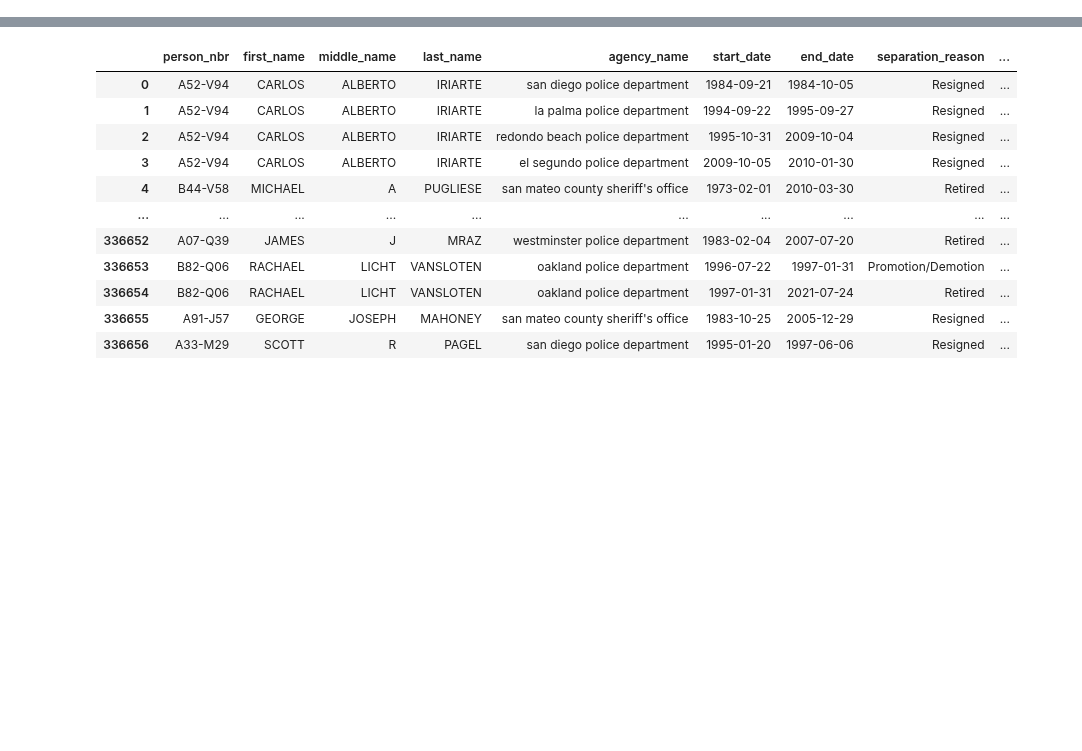
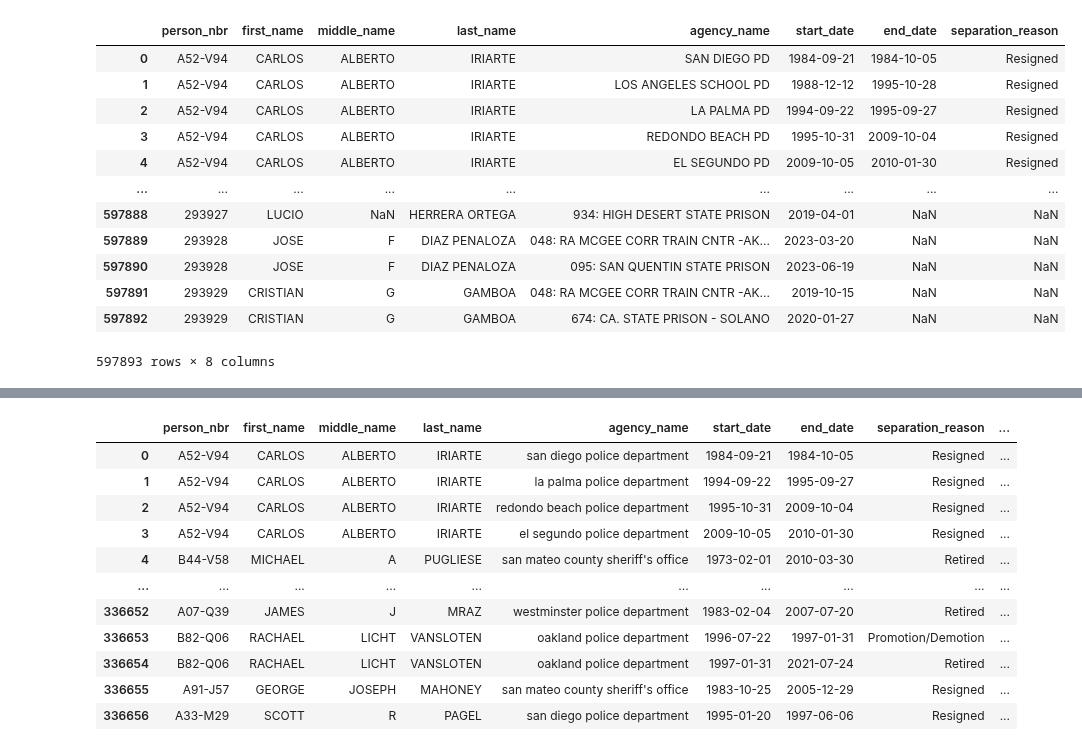
Before and after one commit to National-Police-Index/us-post-data, a Jupyter notebook: preprocess/clean/CA/lear/src/src.ipynb, the cells around one changed output, grey strips where cells are left out. Cells and saved outputs as stored; diff of their text form; code cells hidden in the pictures; blank space fills up the shorter version.

```diff
--- a/preprocess/clean/CA/lear/src/src.ipynb
+++ b/preprocess/clean/CA/lear/src/src.ipynb
@@ -15,31 +15,45 @@ def filter_state(df):
 
 def fix_col_name(df):
     df = df.rename(columns={"NAME": "agency_name"})
     return df
 
 def normalize_npi(df):
     df.loc[:, "agency_name"] = (df.agency_name
                                 .str.lower()
                                 .str.strip()
                                 .str.replace(r" pd$", " police department", regex=True)
                                 .str.replace(r"co s[do]", "county sheriff's office", regex=True)
                                 .str.replace(r" dps", " department of public safety", regex=True)
                                 .str.replace(r"^ca ", "california ", regex=True)
                                 .str.replace(r" co\b", " county", regex=True)
                                 .str.replace(r"county(.+)coroner", r"county sheriff's office", regex=True)
                                 .str.replace(r"county so$", "county sheriff's office", regex=True)
     )
 
     return df
 
 
 def normalize_lear(df):
     df.loc[:, "agency_name"] = (df.agency_name
                                 .str.lower()
                                 .str.strip()
                                 .str.replace(r"county(.+)coroner", r"county sheriff's office", regex=True)
     )
     return df
 
 dfa = read_npi()
-dfb = read_lear()
+dfa
+# %% [output]
+|  | person_nbr | first_name | middle_name | last_name | agency_name | start_date | end_date | separation_reason |
+| 0 | A52-V94 | CARLOS | ALBERTO | IRIARTE | SAN DIEGO PD | 1984-09-21 | 1984-10-05 | Resigned |
+| 1 | A52-V94 | CARLOS | ALBERTO | IRIARTE | LOS ANGELES SCHOOL PD | 1988-12-12 | 1995-10-28 | Resigned |
+| 2 | A52-V94 | CARLOS | ALBERTO | IRIARTE | LA PALMA PD | 1994-09-22 | 1995-09-27 | Resigned |
+| 3 | A52-V94 | CARLOS | ALBERTO | IRIARTE | REDONDO BEACH PD | 1995-10-31 | 2009-10-04 | Resigned |
+| 4 | A52-V94 | CARLOS | ALBERTO | IRIARTE | EL SEGUNDO PD | 2009-10-05 | 2010-01-30 | Resigned |
+| ... | ... | ... | ... | ... | ... | ... | ... | ... |
+| 597888 | 293927 | LUCIO | NaN | HERRERA ORTEGA | 934: HIGH DESERT STATE PRISON | 2019-04-01 | NaN | NaN |
+| 597889 | 293928 | JOSE | F | DIAZ PENALOZA | 048: RA MCGEE CORR TRAIN CNTR -AK... | 2023-03-20 | NaN | NaN |
+| 597890 | 293928 | JOSE | F | DIAZ PENALOZA | 095: SAN QUENTIN STATE PRISON | 2023-06-19 | NaN | NaN |
+| 597891 | 293929 | CRISTIAN | G | GAMBOA | 048: RA MCGEE CORR TRAIN CNTR -AK... | 2019-10-15 | NaN | NaN |
+| 597892 | 293929 | CRISTIAN | G | GAMBOA | 674: CA. STATE PRISON - SOLANO | 2020-01-27 | NaN | NaN |
+597893 rows × 8 columns
```
Also changed, not shown: parts of 3 cells of this notebook, 16 other files.
